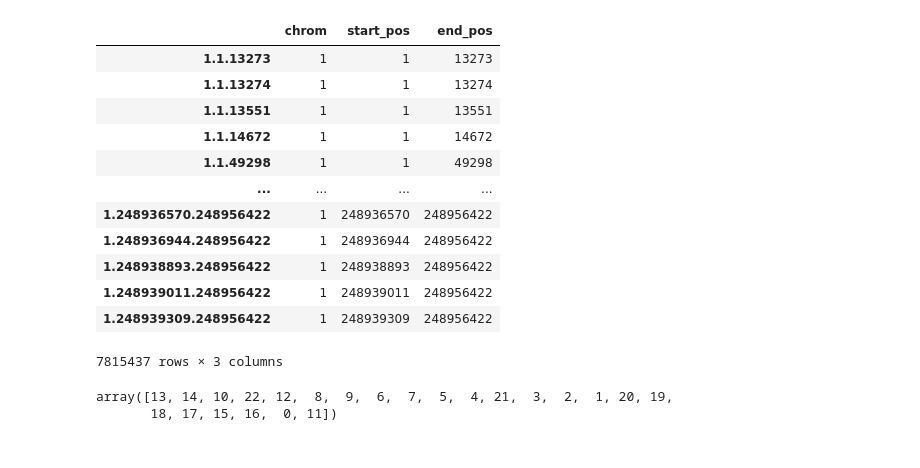
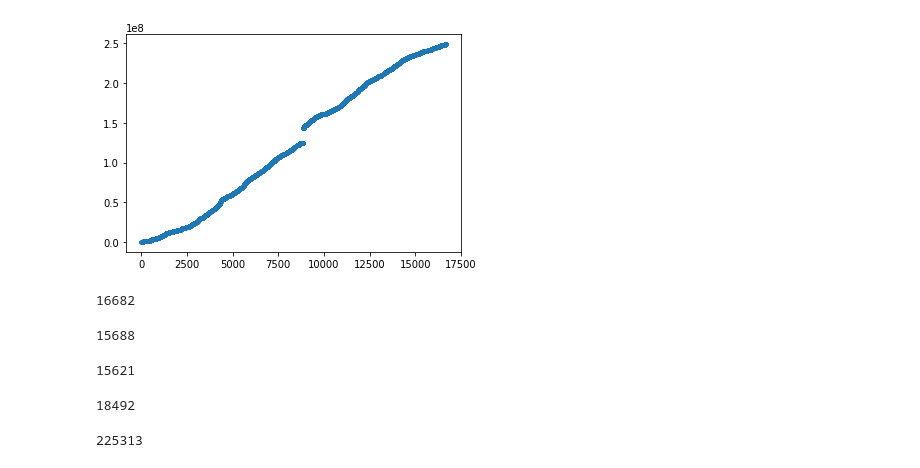
Before and after one commit to briannachrisman/alt_haplotypes, a Jupyter notebook: src/phasings/list_of_global_and_family_regions.ipynb, the cells around one changed output. Drawn from its saved outputs; the diff is of its cells as text; code cells hidden in the pictures.

```diff
--- a/src/phasings/list_of_global_and_family_regions.ipynb
+++ b/src/phasings/list_of_global_and_family_regions.ipynb
@@ -3,7 +3,7 @@
 import pandas as pd
 import numpy as np
 
-PHASINGS_DIR='/home/groups/dpwall/briannac/alt_haplotypes/intermediate_files/phasings'
+PHASINGS_DIR='/home/groups/dpwall/briannac/alt_haplotypes/data/phasings'
 FINAL_PHASINGS_DIR='/home/groups/dpwall/briannac/alt_haplotypes/data/phasings'
 
 # Find all family regions.
@@ -15,12 +15,12 @@ start_ends = pd.read_table(PHASINGS_DIR + '/regions.tsv', header=None)
 
 start_ends.columns = ['chrom', 'start_pos', 'end_pos']
 start_ends['chrom']  = [c.replace('chr', '') for c in start_ends['chrom']]
+start_ends['chrom']  = ['0' + c if len(c)==1 else c for c in start_ends['chrom']]
+start_ends['start_pos']  = [int(c) for c in start_ends['start_pos']]
+start_ends['end_pos']  = [int(c) for c in start_ends['end_pos']]
 start_ends.sort_values(['chrom', 'start_pos', 'end_pos'], inplace=True)
-
-start_ends.index = ['%s.%s.%s' % (i,j,k) for i,j,k in zip(start_ends.chrom, start_ends.start_pos, start_ends.end_pos)]
+start_ends.index = ['%s.%09d.%09d' % (i,int(j),int(k)) for i,j,k in zip(start_ends.chrom, start_ends.start_pos, start_ends.end_pos)]
 start_ends.to_pickle(FINAL_PHASINGS_DIR + '/family_regions.df')
-
-start_ends
 
 # Find all start/ends for global regions.
 print("Building grouped dataframe...")
@@ -28,20 +28,5 @@ grouped = start_ends.groupby('chrom').aggregate(lambda x: sorted(list(set(x))))
 grouped['positions'] = [sorted(list(set(g[1].start_pos).union(set(g[1].end_pos)))) for g in grouped.iterrows()]
 grouped['starts'] = [g[1].positions[:-1] for g in grouped.iterrows()]
 grouped['ends'] = [g[1].positions[1:] for g in grouped.iterrows()]
-grouped.drop(['start_pos', 'end_pos', 'positions'], axis=1, inplace=True)
-grouped.to_pickle(FINAL_PHASINGS_DIR + '/starts_stops_chrom.df')
-
-# Create dictionary of family region / index.
-print('building dictionary of family regions/idx...')
-fam_region_to_idx = {i:j for i,j in zip(start_ends.index, list(range(len(start_ends))))}
-idx_to_fam_region = {j:i for i,j in zip(start_ends.index, list(range(len(start_ends))))}
-np.save(FINAL_PHASINGS_DIR + '/fam_region_to_idx.npy', fam_region_to_idx)
-np.save(FINAL_PHASINGS_DIR + '/idx_to_fam_region.npy', idx_to_fam_region)
-
-# Create dictionary of global region / index
-print('building dictionary of global regions/idx...')
-global_regions = ['%s.%i.%i' % (i[0], i[1].starts[s], i[1].ends[s]) for i in grouped.iterrows() for s in range(len(i[1].starts))]
-idx_to_global_region = {i:region for i,region in enumerate(global_regions)}
-global_region_to_idx = {region:i for i,region in enumerate(global_regions)}
-np.save(FINAL_PHASINGS_DIR + '/idx_to_global_region.npy', idx_to_global_region)
-np.save(FINAL_PHASINGS_DIR + '/global_region_to_idx.npy', global_region_to_idx)
+#grouped.drop(['start_pos', 'end_pos', 'positions'], axis=1, inplace=True)
+#grouped.to_pickle(FINAL_PHASINGS_DIR + '/starts_stops_chrom.df')
@@ -48,12 +35,0 @@ np.save(FINAL_PHASINGS_DIR + '/global_region_to_idx.npy', global_region_to_idx)
-# %%
-import pandas as pd
-import numpy as np
-
-PHASINGS_DIR='/home/groups/dpwall/briannac/alt_haplotypes/intermediate_files/phasings'
-FINAL_PHASINGS_DIR='/home/groups/dpwall/briannac/alt_haplotypes/data/phasings'
-
-print('loading dataframes and dicts...')
-global_region_to_idx = np.load(FINAL_PHASINGS_DIR + '/global_region_to_idx.npy', allow_pickle=True).item()
-family_region_to_idx = np.load(FINAL_PHASINGS_DIR + '/fam_region_to_idx.npy', allow_pickle=True).item()
-grouped = pd.read_pickle(FINAL_PHASINGS_DIR + '/starts_stops_chrom.df')
-start_ends = pd.read_pickle(FINAL_PHASINGS_DIR + '/family_regions.df')
@@ -66,21 +61,26 @@ len(start_ends)
+# %%
+import matplotlib.pyplot as plt
+plt.plot(grouped.iloc[0].starts, '.')
+plt.show()
+# %% [output]
+[figure, added]
+# %%
+len(set(start_ends[start_ends.chrom=='01'].start_pos).union(set(start_ends[start_ends.chrom=='01'].end_pos)))
+# %% [output]
+16682
 # %%
-len(start_ends[start_ends.chrom=='1'])
+len(set(start_ends[start_ends.chrom=='01'].start_pos))
 # %% [output]
-|  | chrom | start_pos | end_pos |
-| 1.1.13273 | 1 | 1 | 13273 |
-| 1.1.13274 | 1 | 1 | 13274 |
-| 1.1.13551 | 1 | 1 | 13551 |
-| 1.1.14672 | 1 | 1 | 14672 |
-| 1.1.49298 | 1 | 1 | 49298 |
-| ... | ... | ... | ... |
-| 1.248936570.248956422 | 1 | 248936570 | 248956422 |
-| 1.248936944.248956422 | 1 | 248936944 | 248956422 |
-| 1.248938893.248956422 | 1 | 248938893 | 248956422 |
-| 1.248939011.248956422 | 1 | 248939011 | 248956422 |
-| 1.248939309.248956422 | 1 | 248939309 | 248956422 |
-7815437 rows × 3 columns
+15688
+# %%
+len(set(start_ends[start_ends.chrom=='01'].end_pos))
+# %% [output]
+15621
+# %%
+sum(start_ends['chrom']=='01')
+# %% [output]
+18492
 # %%
-np.argsort([len(s) for s in grouped.starts])
+sum([len(s) for s in grouped.starts])
 # %% [output]
-array([13, 14, 10, 22, 12,  8,  9,  6,  7,  5,  4, 21,  3,  2,  1, 20, 19,
-       18, 17, 15, 16,  0, 11])
+225313
```
Also changed, not shown: parts of 7 cells of this notebook, 19 other files.
